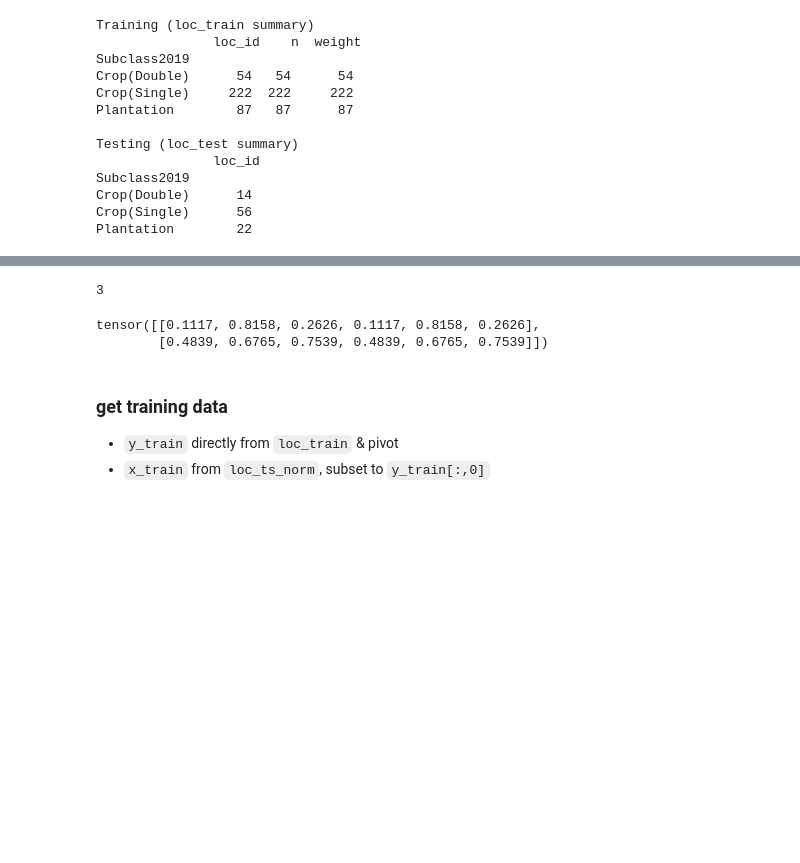
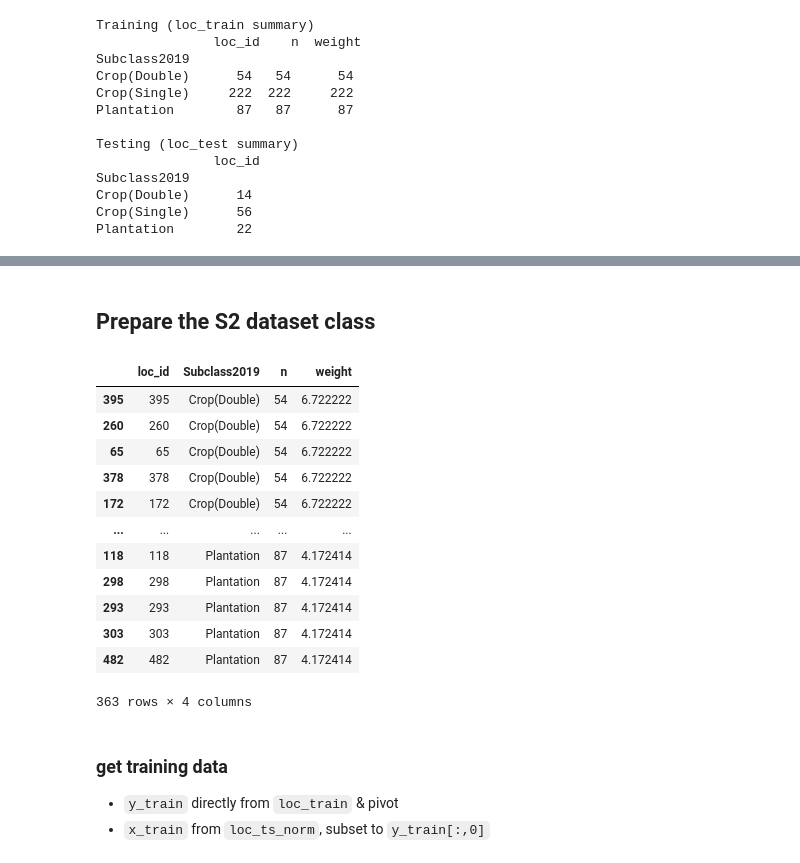
Before and after one commit to gopalpenny/manclassify, a Jupyter notebook: ml_classifier/transformer_trainer.ipynb, the cells around one changed output, grey strips where cells are left out. Cells and saved outputs as stored; diff of their text form; code cells hidden in the pictures; blank space fills up the shorter version.

```diff
--- a/ml_classifier/transformer_trainer.ipynb
+++ b/ml_classifier/transformer_trainer.ipynb
@@ -220,7 +220 @@ loc_train
 363 rows × 4 columns
-# %%
-foo = np.random.rand(4,3)
-
-np.sum(foo[:,0] > 0.4)
-# %% [output]
-3
@@ -238,3 +221,5 @@ np.sum(foo[:,0] > 0.4)
+# %% [markdown]
+## Prepare the S2 dataset class
 # %%
 class s2Dataset(Dataset):
     """Sentinel 2 dataset"""
@@ -287,11 +272,21 @@ class s2Dataset(Dataset):
         return self.y_train.shape[0]
 # %%
 torch.random.manual_seed(100)
-a = torch.rand(2,3)
-torch.cat((a,a), 1)
+loc_train
 # %% [output]
+|  | loc_id | Subclass2019 | n | weight |
+| 395 | 395 | Crop(Double) | 54 | 6.722222 |
+| 260 | 260 | Crop(Double) | 54 | 6.722222 |
+| 65 | 65 | Crop(Double) | 54 | 6.722222 |
+| 378 | 378 | Crop(Double) | 54 | 6.722222 |
+| 172 | 172 | Crop(Double) | 54 | 6.722222 |
+| ... | ... | ... | ... | ... |
+| 118 | 118 | Plantation | 87 | 4.172414 |
+| 298 | 298 | Plantation | 87 | 4.172414 |
+| 293 | 293 | Plantation | 87 | 4.172414 |
+| 303 | 303 | Plantation | 87 | 4.172414 |
+| 482 | 482 | Plantation | 87 | 4.172414 |
-tensor([[0.1117, 0.8158, 0.2626, 0.1117, 0.8158, 0.2626],
-        [0.4839, 0.6765, 0.7539, 0.4839, 0.6765, 0.7539]])
+363 rows × 4 columns
 # %% [markdown]
 ### get training data
 
```
Also changed, not shown: parts of 15 cells of this notebook.
